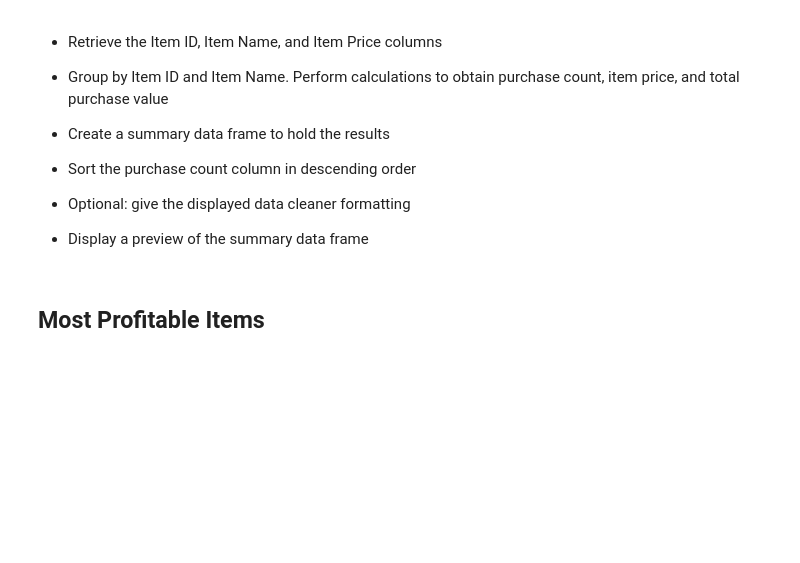
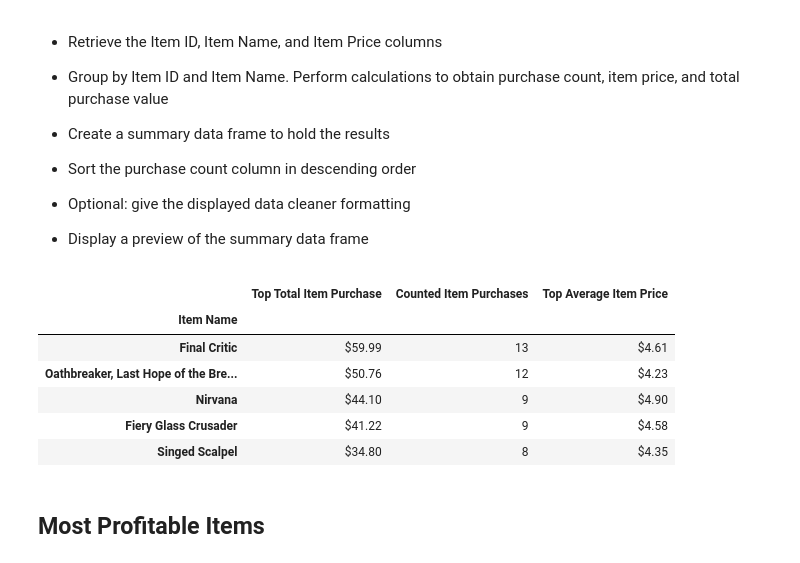
Before and after one commit to taburless/TBurless_GW_HW, a Jupyter notebook: Pandas HW/Part-3/Task-A-HeroesOfPymoli/HeroesOfPymoli/HeroesOfPymoli_starter.ipynb, the cells around one changed output. Saved outputs shown, nothing was run; the diff lists cells and outputs as text; code cells hidden in the pictures; blank space fills up the shorter version.

```diff
--- a/Pandas HW/Part-3/Task-A-HeroesOfPymoli/HeroesOfPymoli/HeroesOfPymoli_starter.ipynb
+++ b/Pandas HW/Part-3/Task-A-HeroesOfPymoli/HeroesOfPymoli/HeroesOfPymoli_starter.ipynb
@@ -261,6 +273,30 @@ TypeError: Cannot use method 'nlargest' with dtype object
 
 
 * Display a preview of the summary data frame
+# %%
+setting_id = purchase_data.set_index("Item ID")
+grouped_item = setting_id.groupby(["Item Name"])
+total_item = grouped_item.sum()["Price"]
+counted_item = grouped_item.count()["Price"]
+avg_item_price = grouped_item.mean()["Price"]
+
+top_items_df = pd.DataFrame({"Top Total Item Purchase": total_item,
+                   "Counted Item Purchases": counted_item,
+                   "Top Average Item Price": avg_item_price})
+
+sorted_items_df = top_items_df.sort_values("Top Total Item Purchase", ascending=False)
+sorted_items_df["Top Total Item Purchase"] = sorted_items_df["Top Total Item Purchase"].map("${0:,.2f}".format)
+sorted_items_df["Top Average Item Price"] = sorted_items_df["Top Average Item Price"].map("${0:,.2f}".format)
+
+sorted_items_df.head()
+# %% [output]
+|  | Top Total Item Purchase | Counted Item Purchases | Top Average Item Price |
+| Item Name |  |  |  |
+| Final Critic | $59.99 | 13 | $4.61 |
+| Oathbreaker, Last Hope of the Bre... | $50.76 | 12 | $4.23 |
+| Nirvana | $44.10 | 9 | $4.90 |
+| Fiery Glass Crusader | $41.22 | 9 | $4.58 |
+| Singed Scalpel | $34.80 | 8 | $4.35 |
 # %% [markdown]
 ## Most Profitable Items
 # %% [markdown]
```
Also changed, not shown: parts of 4 cells of this notebook.
